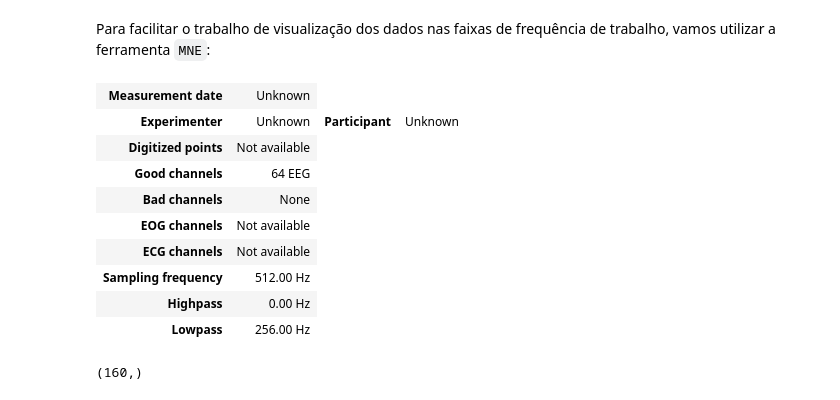
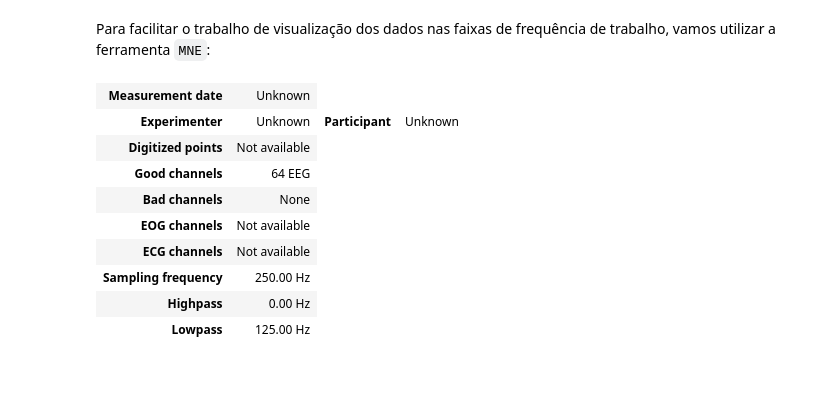
Before and after one commit to GregullyWillian/SSVEP, a Jupyter notebook: SSVEP/src/Beta/preprocessing.ipynb, the cells around one changed output. Saved outputs shown, nothing was run; the diff lists cells and outputs as text; code cells hidden in the pictures.

```diff
--- a/SSVEP/src/Beta/preprocessing.ipynb
+++ b/SSVEP/src/Beta/preprocessing.ipynb
@@ -65,7 +67,7 @@ def print_graphs(data):
 # %% [markdown]
 Carregando a base de dados
 # %%
-data = np.load("../../dataset/beta/data.npy")
-
-print(data.shape)
+data = loadmat(f"../../dataset/beta/S12.mat")['data'][0][0]
+eeg_data = data[0]
+print(eeg_data.shape)
 # %% [output]
@@ -84,27 +88,20 @@ Para facilitar o trabalho de visualização dos dados nas faixas de frequência
 # %%
 # criação de um objeto "info"
 n_channels = 64
-sfreq = 250
-ch_names = list(np.load("../../dataset/beta/channels.npy"))
-ch_types = ['eeg'] * len(ch_names)
+sfreq = data[1]['srate'][0][0][0][0]
+ch_names = [data[1]['chan'][0][0][index][3][0] for index in range(64)]
+ch_types = ['eeg'] * 64
 info = mne.create_info(ch_names, sfreq=sfreq, ch_types=ch_types)
 info
 # %% [output]
 | Measurement date | Unknown |
 | Experimenter | Unknown | Participant | Unknown |
 | Digitized points | Not available |
 | Good channels | 64 EEG |
 | Bad channels | None |
 | EOG channels | Not available |
 | ECG channels | Not available |
-| Sampling frequency | 512.00 Hz |
+| Sampling frequency | 250.00 Hz |
 | Highpass | 0.00 Hz |
-| Lowpass | 256.00 Hz |
+| Lowpass | 125.00 Hz |
-# %%
-from sklearn.preprocessing import LabelEncoder
-
-labels = np.load("../../dataset/beta/labels.npy")
-labels.shape
-# %% [output]
-(160,)
 # %%
```
Also changed, not shown: parts of 8 cells of this notebook, 5 other files.
